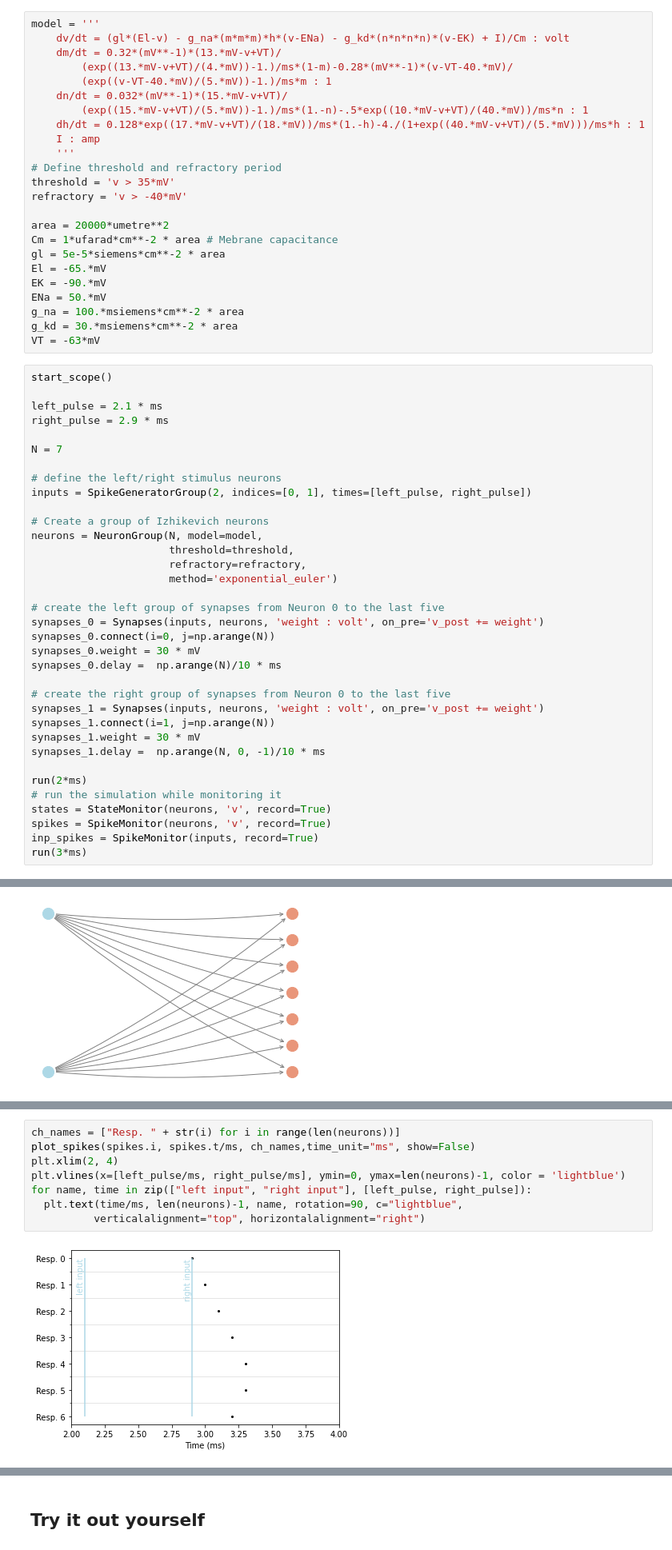
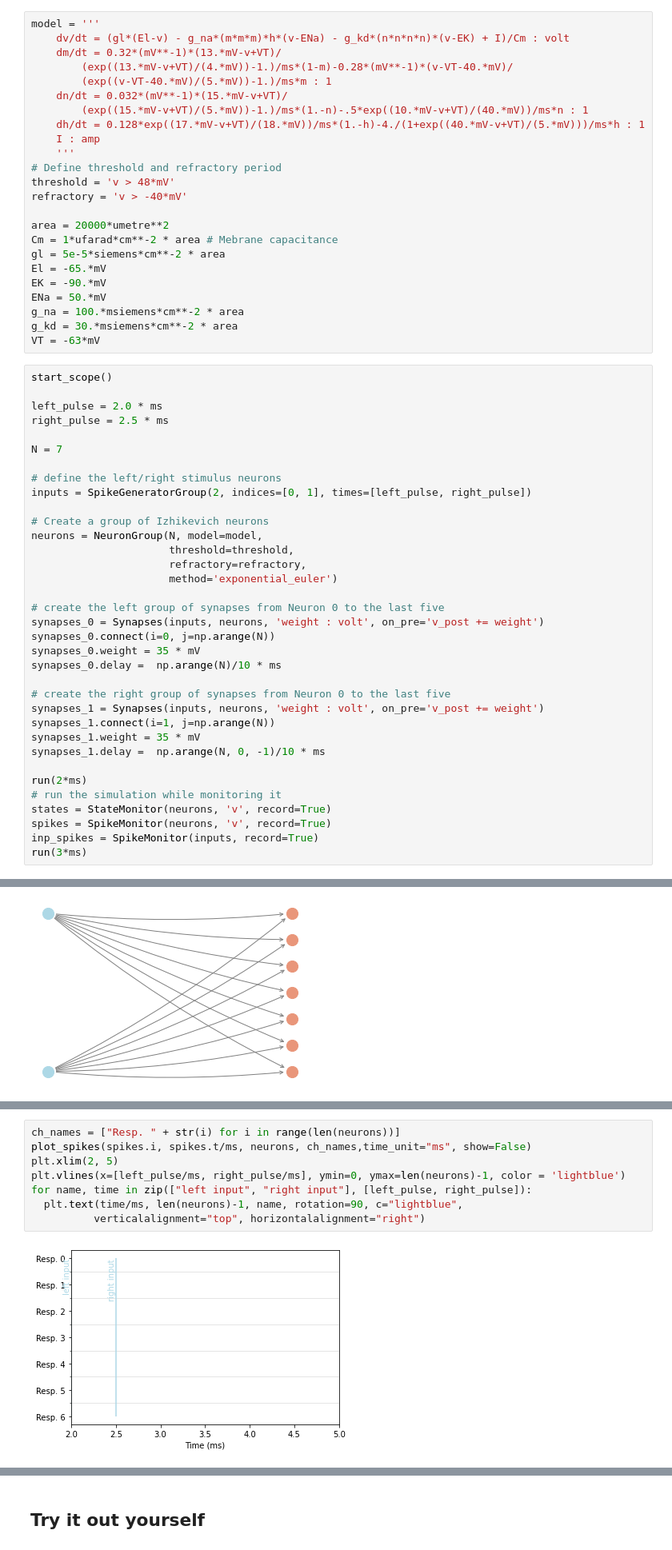
Before and after one commit to DiGyt/neuropynamics, a Jupyter notebook: notebooks/dendritic_computation.ipynb, the cells around one changed output, grey strips where cells are left out. Shown at 80% size. Drawn from its saved outputs; the diff is of its cells as text.

Commit message:
Tried to fine tune response neurons

```diff
--- a/notebooks/dendritic_computation.ipynb
+++ b/notebooks/dendritic_computation.ipynb
@@ -45,7 +47,7 @@ model = '''
     I : amp
     '''
 # Define threshold and refractory period
-threshold = 'v > 35*mV'
+threshold = 'v > 48*mV'
 refractory = 'v > -40*mV'
 
 area = 20000*umetre**2
@@ -60,8 +62,8 @@ VT = -63*mV
 # %%
 start_scope()
 
-left_pulse = 2.1 * ms
-right_pulse = 2.9 * ms
+left_pulse = 2.0 * ms
+right_pulse = 2.5 * ms
 
 N = 7
 
@@ -77,13 +79,13 @@ neurons = NeuronGroup(N, model=model,
 # create the left group of synapses from Neuron 0 to the last five
 synapses_0 = Synapses(inputs, neurons, 'weight : volt', on_pre='v_post += weight')
 synapses_0.connect(i=0, j=np.arange(N))
-synapses_0.weight = 30 * mV
+synapses_0.weight = 35 * mV
 synapses_0.delay =  np.arange(N)/10 * ms
 
 # create the right group of synapses from Neuron 0 to the last five
 synapses_1 = Synapses(inputs, neurons, 'weight : volt', on_pre='v_post += weight')
 synapses_1.connect(i=1, j=np.arange(N))
-synapses_1.weight = 30 * mV
+synapses_1.weight = 35 * mV
 synapses_1.delay =  np.arange(N, 0, -1)/10 * ms
 
 run(2*ms)
@@ -104,10 +108,10 @@ plot_synapses(neuron_groups=[inputs, neurons],
 # %%
 ch_names = ["Resp. " + str(i) for i in range(len(neurons))]
-plot_spikes(spikes.i, spikes.t/ms, ch_names,time_unit="ms", show=False)
-plt.xlim(2, 4)
+plot_spikes(spikes.i, spikes.t/ms, neurons, ch_names,time_unit="ms", show=False)
+plt.xlim(2, 5)
 plt.vlines(x=[left_pulse/ms, right_pulse/ms], ymin=0, ymax=len(neurons)-1, color = 'lightblue')
 for name, time in zip(["left input", "right input"], [left_pulse, right_pulse]):
   plt.text(time/ms, len(neurons)-1, name, rotation=90, c="lightblue",
           verticalalignment="top", horizontalalignment="right")
 # %% [output]
-[figure, old version]
+[figure, new version]
```
Also changed, not shown: parts of 8 cells of this notebook.
